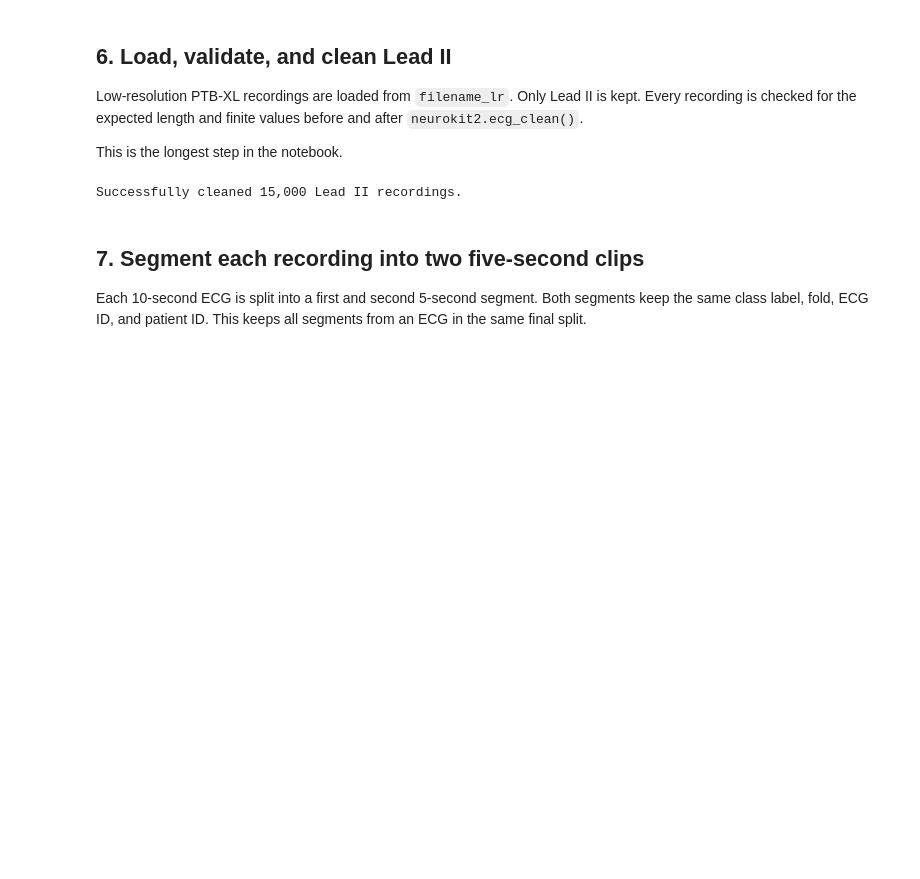
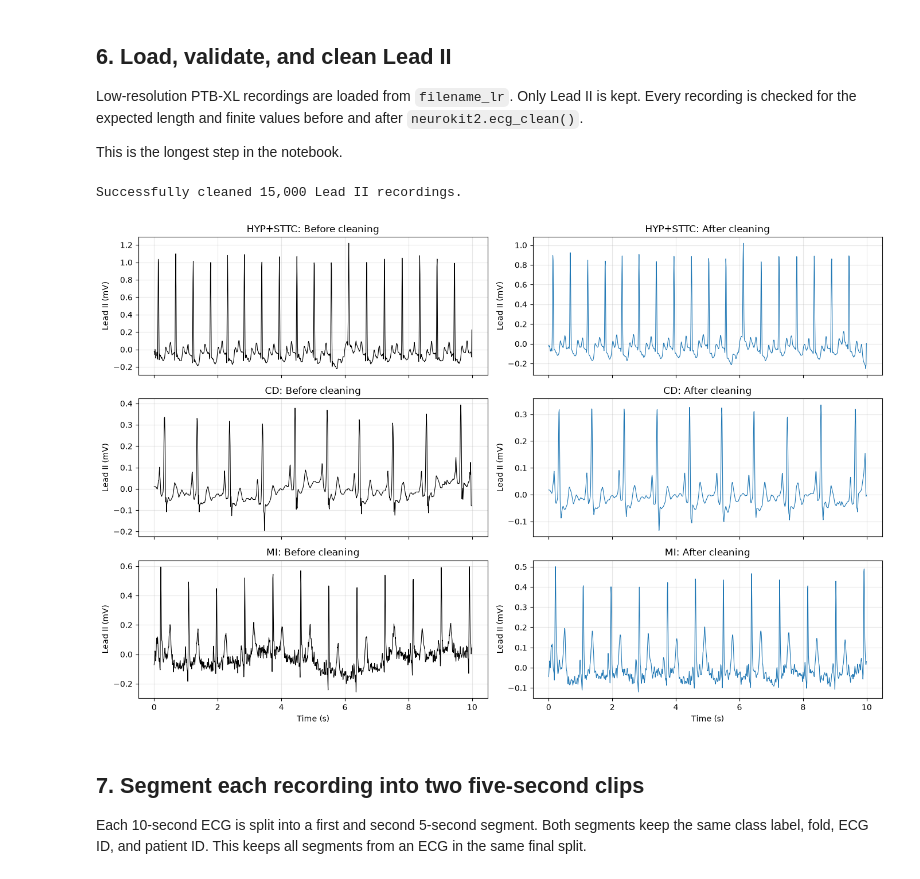
Before and after one commit to Nagham-Sabbour/Synthetic-ECG-Generator, a Jupyter notebook: notebooks/PTBXL_Preprocessing.ipynb, the cells around one changed output. Saved outputs shown, nothing was run; the diff lists cells and outputs as text; code cells hidden in the pictures; blank space fills up the shorter version.

Commit message:
Added pre and post clening visulization. Added one hot vectors to the dataset .npz files. Store the mean and std values into the .json file.

```diff
--- a/notebooks/PTBXL_Preprocessing.ipynb
+++ b/notebooks/PTBXL_Preprocessing.ipynb
@@ -9,18 +9,19 @@ This notebook creates the final Lead II ECG datasets for the conditional ECG gen
 
 Set the dataset and output paths before running the notebook. The expected PTB-XL folder contains `ptbxl_database.csv`, `scp_statements.csv`, and `records100/`.
 # %%
+from pathlib import Path
+from tqdm.auto import tqdm
+from collections import Counter
 from __future__ import annotations
 
 import ast
 import json
-from collections import Counter
-from pathlib import Path
+import wfdb
 
-import neurokit2 as nk
 import numpy as np
 import pandas as pd
-import wfdb
-from tqdm.auto import tqdm
+import neurokit2 as nk
+import matplotlib.pyplot as plt
 
 RANDOM_STATE = 42
 SAMPLING_RATE = 100
@@ -30,8 +31,8 @@ MIN_CLASS_SIZE = 300
 TARGET_NORM = 4050
 
 # Update this path if PTB-XL is stored elsewhere.
-DATASET_PATH = Path("./physionet.org/files/ptb-xl/1.0.3")
-OUTPUT_PATH = Path("processed_data")
+DATASET_PATH = Path("../physionet.org/files/ptb-xl/1.0.3")
+OUTPUT_PATH = Path("../processed_data")
 OUTPUT_PATH.mkdir(parents=True, exist_ok=True)
 
 assert DATASET_PATH.exists(), f"Dataset folder not found: {DATASET_PATH.resolve()}"
@@ -239,40 +255,107 @@ This is the longest step in the notebook.
 records = []
 failed_records = []
 
-for row in tqdm(metadata.itertuples(index=False), total=len(metadata), desc="Cleaning Lead II ECGs"):
+# Select three diagnostic classes to show before/after cleaning.
+example_classes = metadata["class_name"].drop_duplicates().head(3).tolist()
+cleaning_examples = {}
+
+for row in tqdm(
+    metadata.itertuples(index=False),
+    total=len(metadata),
+    desc="Cleaning Lead II ECGs",
+):
     record_path = DATASET_PATH / row.filename_lr
+
     try:
-        cleaned_signal = load_clean_lead_ii(record_path)
+        raw_signal = load_lead_ii(record_path)
+        cleaned_signal = clean_ecg_signal(raw_signal)
+
         records.append(
             {
                 "signal": cleaned_signal,
                 "label": row.label,
                 "class_name": row.class_name,
                 "fold": row.strat_fold,
                 "ecg_id": row.ecg_id,
                 "patient_id": row.patient_id,
             }
         )
+
+        if (
+            row.class_name in example_classes
+            and row.class_name not in cleaning_examples
+        ):
+            cleaning_examples[row.class_name] = {
+                "raw": raw_signal,
+                "cleaned": cleaned_signal,
+            }
+
     except Exception as error:
-        failed_records.append({"ecg_id": row.ecg_id, "path": str(record_path), "error": str(error)})
+        failed_records.append(
+            {
+                "ecg_id": row.ecg_id,
+                "path": str(record_path),
+                "error": str(error),
+            }
+        )
 
 if failed_records:
     failures = pd.DataFrame(failed_records)
     display(failures)
 
-    # Remove only records whose waveform could not be loaded.
     failed_ids = set(failures["ecg_id"])
     metadata = (
         metadata[~metadata["ecg_id"].isin(failed_ids)]
         .reset_index(drop=True)
     )
 
     print(f"Excluded {len(failed_ids)} ECG record(s) with unavailable waveform files.")
 
 assert len(records) == len(metadata)
 print(f"Successfully cleaned {len(records):,} Lead II recordings.")
+
+# Plot original and cleaned examples.
+time = np.arange(RECORDING_SAMPLES) / SAMPLING_RATE
+
+fig, axes = plt.subplots(
+    len(cleaning_examples),
+    2,
+    figsize=(14, 3 * len(cleaning_examples)),
+    sharex=True,
+)
+
+if len(cleaning_examples) == 1:
+    axes = np.array([axes])
+
+for row_index, (class_name, example) in enumerate(cleaning_examples.items()):
+    axes[row_index, 0].plot(time, example["raw"], color="black", linewidth=0.8)
+    axes[row_index, 0].set_title(f"{class_name}: Before cleaning")
+    axes[row_index, 0].set_ylabel("Lead II (mV)")
+    axes[row_index, 0].grid(True, alpha=0.3)
+
+    axes[row_index, 1].plot(
+        time,
+        example["cleaned"],
+        color="tab:blue",
+        linewidth=0.8,
+    )
+    axes[row_index, 1].set_title(f"{class_name}: After cleaning")
+    axes[row_index, 1].set_ylabel("Lead II (mV)")
+    axes[row_index, 1].grid(True, alpha=0.3)
+
+axes[-1, 0].set_xlabel("Time (s)")
+axes[-1, 1].set_xlabel("Time (s)")
+
+plt.tight_layout()
+plt.savefig(
+    OUTPUT_PATH / "lead_ii_before_after_cleaning.png",
+    dpi=200,
+    bbox_inches="tight",
+)
+plt.show()
 # %% [output]
 Successfully cleaned 15,000 Lead II recordings.
+[figure, added]
 # %% [markdown]
 ## 7. Segment each recording into two five-second clips
 
```
Also changed, not shown: parts of 6 cells of this notebook, 5 other files.
